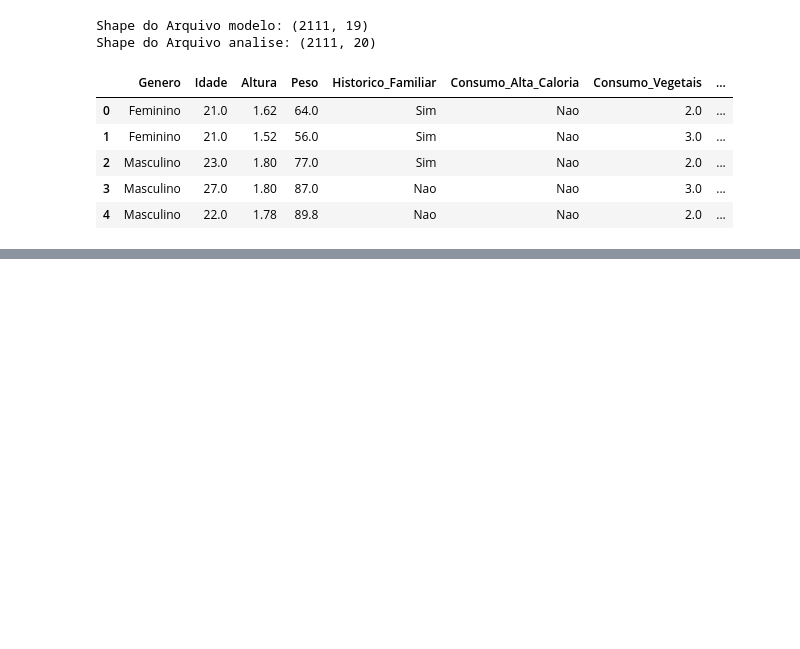
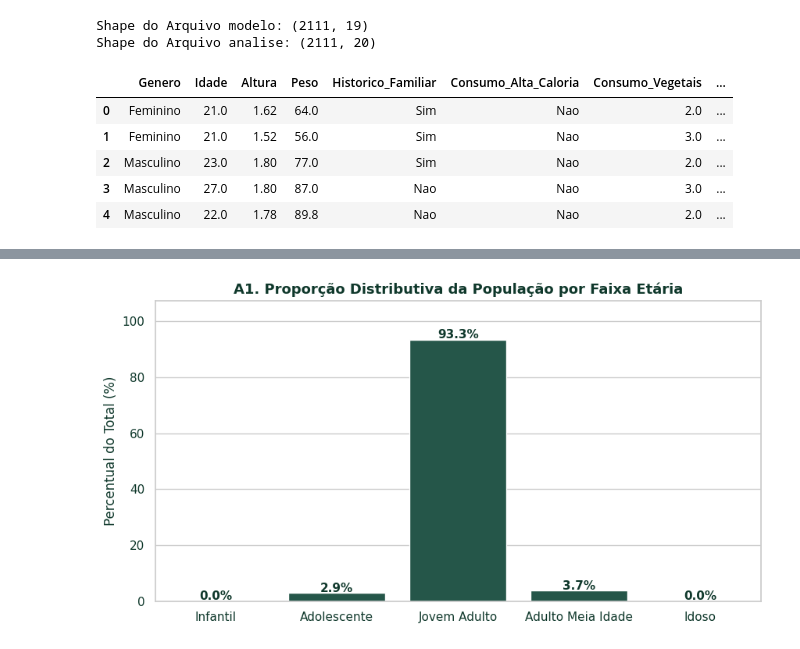
Before and after one commit to andersonserrico/notebooks-Grupo_45, a Jupyter notebook: Tech_Fase_4_Grupo_45_VFinal.ipynb, the cells around one changed output, grey strips where cells are left out. Cells and saved outputs as stored; diff of their text form; code cells hidden in the pictures; blank space fills up the shorter version.

```diff
--- a/Tech_Fase_4_Grupo_45_VFinal.ipynb
+++ b/Tech_Fase_4_Grupo_45_VFinal.ipynb
@@ -323,0 +336,80 @@ Todos os artefatos foram gerados com sucesso. Iniciando downloads...
+# %%
+from IPython.display import display, Markdown
+
+print("Gerando Análises Demográficas Multivariadas...")
+
+# A1. Proporção da Faixa Etária na Base (Gráfico de Colunas com %)
+faixa_pct = (df_analise['Faixa_Etaria'].value_counts(normalize=True) * 100).dropna()
+order_idade = ['Infantil', 'Adolescente', 'Jovem Adulto', 'Adulto Meia Idade', 'Idoso']
+faixa_pct = faixa_pct.reindex(order_idade).dropna()
+
+fig, ax = plt.subplots(figsize=(10, 5))
+sns.barplot(x=faixa_pct.index, y=faixa_pct.values, color=cor_barras_principais, ax=ax)
+
+for i, v in enumerate(faixa_pct.values):
+    ax.text(i, v + 0.5, f"{v:.1f}%", ha='center', color=cor_principal_texto, fontweight='bold', fontsize=11)
+
+ax.set_title("A1. Proporção Distributiva da População por Faixa Etária", fontsize=13, color=cor_principal_texto, weight='bold')
+ax.set_ylabel("Percentual do Total (%)")
+ax.set_xlabel("")
+ax.set_ylim(0, faixa_pct.max() * 1.15)
+plt.show()
+
+# A2. Média de IMC por Faixa Etária (Colunas com Linha de Tendência)
+imc_media = df_analise.groupby('Faixa_Etaria', observed=False)['IMC'].mean().reindex(order_idade).dropna()
+
+fig, ax = plt.subplots(figsize=(10, 5))
+sns.barplot(x=imc_media.index, y=imc_media.values, color=cor_elementos_secundarios, ax=ax)
+ax.plot(imc_media.index, imc_media.values, color=cor_destaque_media, marker='o', linewidth=2.5, markersize=8)
+
+for i, v in enumerate(imc_media.values):
+    ax.text(i, v + 1.0, f"{v:.1f}", ha='center', color=cor_principal_texto, fontweight='bold', fontsize=11)
+
+ax.set_title("A2. Linha de Tendência de Evolução do IMC por Faixa Etária", fontsize=13, color=cor_principal_texto, weight='bold')
+ax.set_ylabel("Índice Médio (IMC)")
+ax.set_xlabel("")
+ax.set_ylim(0, imc_media.max() * 1.2)
+plt.show()
+
+# A3. Proporção de Gênero dentro de cada Classe de Peso (%)
+a3_data = df_analise.groupby('Classe_Peso', observed=False)['Genero'].value_counts(normalize=True).rename('Percentual').reset_index()
+a3_data['Percentual'] *= 100
+
+fig, ax = plt.subplots(figsize=(12, 6))
+sns.barplot(x='Classe_Peso', y='Percentual', hue='Genero', data=a3_data, palette=[cor_barras_principais, cor_destaque_media], ax=ax)
+
+for p in ax.patches:
+    height = p.get_height()
+    if not pd.isna(height) and height > 0:
+        ax.annotate(f'{height:.1f}%', (p.get_x() + p.get_width() / 2., height), ha='center', va='bottom', fontsize=10, fontweight='bold', color=cor_principal_texto, xytext=(0, 5), textcoords='offset points')
+
+ax.set_title("A3. Segmentação de Gênero por Classe de Risco Ponderal", fontsize=13, color=cor_principal_texto, weight='bold')
+ax.set_ylabel("Percentual dentro da Classe (%)")
+ax.set_xlabel("")
+plt.xticks(rotation=45, ha='right')
+plt.legend(title="Gênero", loc='upper right')
+plt.show()
+
+# Cálculos automatizados dos dados reais
+pct_jovem_adulto = faixa_pct.get('Jovem Adulto', 0.0)
+pct_adolescente = faixa_pct.get('Adolescente', 0.0)
+imc_idoso = imc_media.get('Idoso', 0.0)
+
+try:
+    pct_mulheres_ob3 = a3_data[(a3_data['Classe_Peso'].isin(['Obesidade III', 'Obesidade IiI'])) & (a3_data['Genero']=='Feminino')]['Percentual'].values[0]
+except:
+    pct_mulheres_ob3 = 0.0
+
+try:
+    pct_homens_sob2 = a3_data[(a3_data['Classe_Peso'].isin(['Sobrepeso II', 'Sobrepeso Ii'])) & (a3_data['Genero']=='Masculino')]['Percentual'].values[0]
+except:
+    pct_homens_sob2 = 0.0
+
+markdown_tema_a = f"""
+**📌 Sumário Executivo - Perfil Demográfico:**
+- O dataset concentra **{pct_jovem_adulto:.1f}%** de sua população na faixa de Jovens Adultos, indicando que as manifestações severas de peso são precoces na amostra.
+- A linha de tendência epidemiológica indica uma escalada linear do IMC médio à medida que o ciclo biológico avança, culminando na média crítica de **{imc_idoso:.1f}** nos idosos.
+- O mapeamento revela uma forte assimetria de gênero: homens representam a maioria esmagadora do Sobrepeso II (**{pct_homens_sob2:.1f}%**), enquanto a Obesidade Tipo III (grau mais severo) afeta de maneira isolada as mulheres (**{pct_mulheres_ob3:.1f}%**).
+"""
+display(Markdown(markdown_tema_a))
+# %% [output]
@@ -323,0 +417 @@ Todos os artefatos foram gerados com sucesso. Iniciando downloads...
+[figure, added]
```
Also changed, not shown: parts of 17 cells of this notebook.
